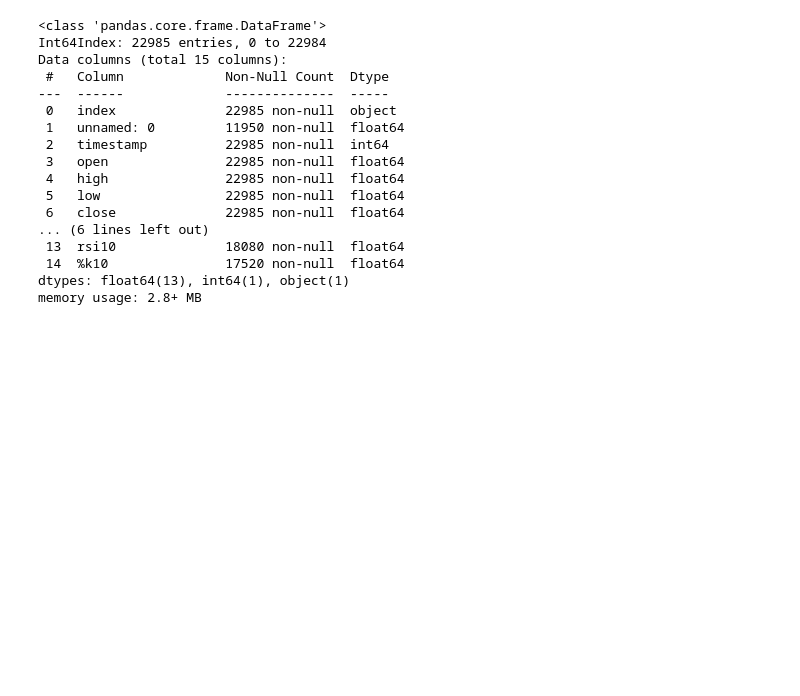
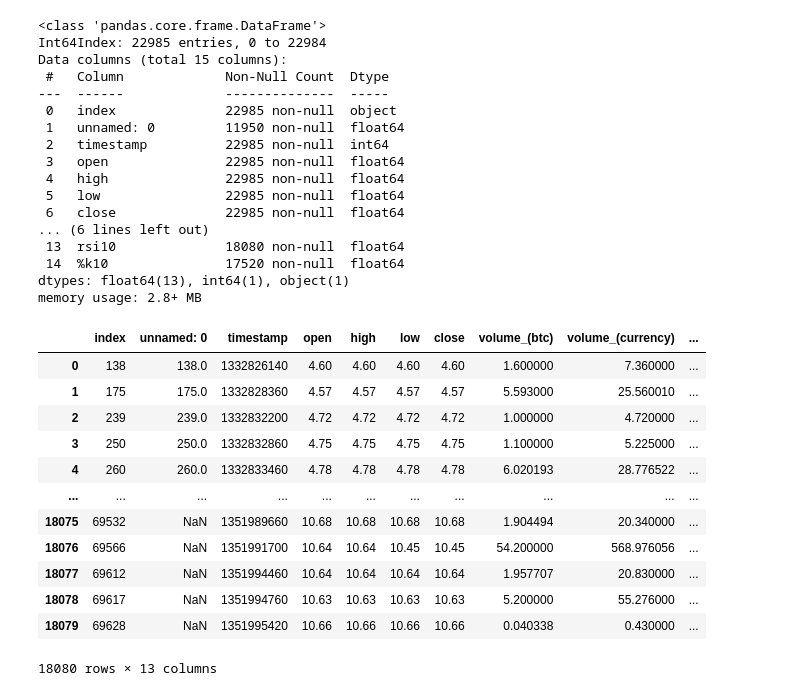
Before and after one commit to 0xjrr/ds-hackaton2-ldsa, a Jupyter notebook: HCKT02 - Data Wrangling/test.ipynb, the cells around one changed output. Drawn from its saved outputs; the diff is of its cells as text; code cells hidden in the pictures; blank space fills up the shorter version.

Commit message:
close test file data ordered

```diff
--- a/HCKT02 - Data Wrangling/test.ipynb
+++ b/HCKT02 - Data Wrangling/test.ipynb
@@ -12,13 +12,13 @@ import tarfile
 # %%
 import bz2
 # %%
-base_url= 'https://n6v6uai1jj.execute-api.eu-west-1.amazonaws.com/dev/hackathon_02/'
+# base_url= 'https://n6v6uai1jj.execute-api.eu-west-1.amazonaws.com/dev/hackathon_02/'
 
-x=0
-output = []
-while True:
-    f_url= base_url + str(x)
-    response = requests.get(f_url)
-    if response.status_code != 200:
-        break
-    output.append(response.json())
+# x=0
+# output = []
+# while True:
+#     f_url= base_url + str(x)
+#     response = requests.get(f_url)
+#     if response.status_code != 200:
+#         break
+#     output.append(response.json())
@@ -284,3 +322,21 @@ Data columns (total 15 columns):
  14  %k10               17520 non-null  float64
 dtypes: float64(13), int64(1), object(1)
 memory usage: 2.8+ MB
+# %%
+merge_local_w_labels = pd.merge(merged_local, pd.read_csv('data/signal.csv'), how='inner', on='timestamp')
+# %%
+merge_local_w_labels.drop_duplicates()
+# %% [output]
+|  | index | unnamed: 0 | timestamp | open | high | low | close | volume_(btc) | volume_(currency) | ... |
+| 0 | 138 | 138.0 | 1332826140 | 4.60 | 4.60 | 4.60 | 4.60 | 1.600000 | 7.360000 | ... |
+| 1 | 175 | 175.0 | 1332828360 | 4.57 | 4.57 | 4.57 | 4.57 | 5.593000 | 25.560010 | ... |
+| 2 | 239 | 239.0 | 1332832200 | 4.72 | 4.72 | 4.72 | 4.72 | 1.000000 | 4.720000 | ... |
+| 3 | 250 | 250.0 | 1332832860 | 4.75 | 4.75 | 4.75 | 4.75 | 1.100000 | 5.225000 | ... |
+| 4 | 260 | 260.0 | 1332833460 | 4.78 | 4.78 | 4.78 | 4.78 | 6.020193 | 28.776522 | ... |
+| ... | ... | ... | ... | ... | ... | ... | ... | ... | ... | ... |
+| 18075 | 69532 | NaN | 1351989660 | 10.68 | 10.68 | 10.68 | 10.68 | 1.904494 | 20.340000 | ... |
+| 18076 | 69566 | NaN | 1351991700 | 10.64 | 10.64 | 10.45 | 10.45 | 54.200000 | 568.976056 | ... |
+| 18077 | 69612 | NaN | 1351994460 | 10.64 | 10.64 | 10.64 | 10.64 | 1.957707 | 20.830000 | ... |
+| 18078 | 69617 | NaN | 1351994760 | 10.63 | 10.63 | 10.63 | 10.63 | 5.200000 | 55.276000 | ... |
+| 18079 | 69628 | NaN | 1351995420 | 10.66 | 10.66 | 10.66 | 10.66 | 0.040338 | 0.430000 | ... |
+18080 rows × 13 columns
```
Also changed, not shown: parts of 16 cells of this notebook, 1 other file.
